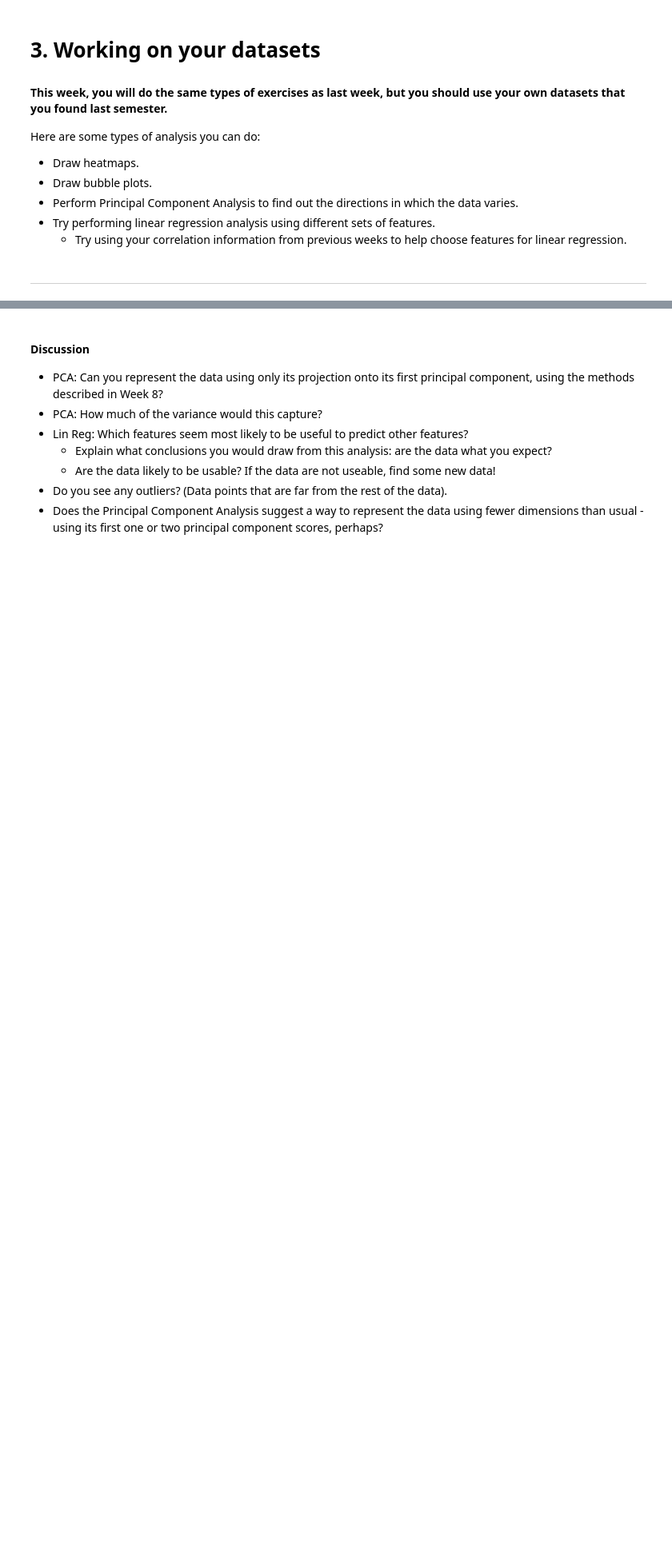
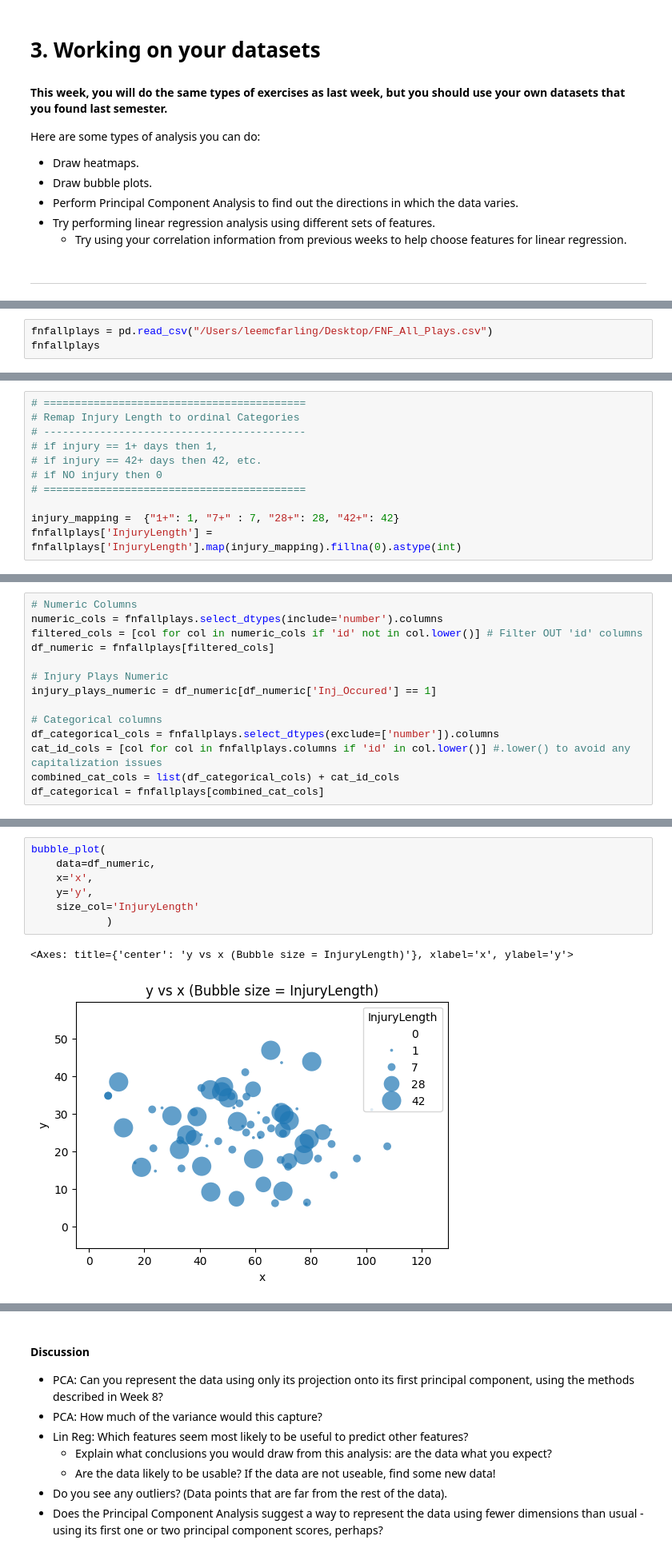
Before and after one commit to LeeMcFarling/AFL_Project, a Jupyter notebook: AFL_Final_Project/Week9.ipynb, the cells around one changed output, grey strips where cells are left out. Shown at 80% size. Drawn from its saved outputs; the diff is of its cells as text; blank space fills up the shorter version.

Commit message:
added bubble plot function

```diff
--- a/AFL_Final_Project/Week9.ipynb
+++ b/AFL_Final_Project/Week9.ipynb
@@ -180,0 +185,3 @@ ____
+# %%
+fnfallplays = pd.read_csv("/Users/leemcfarling/Desktop/FNF_All_Plays.csv")
+fnfallplays
@@ -180,0 +204,11 @@ ____
+# %%
+# ==========================================
+# Remap Injury Length to ordinal Categories
+# ------------------------------------------
+# if injury == 1+ days then 1,
+# if injury == 42+ days then 42, etc.
+# if NO injury then 0
+# ==========================================
+
+injury_mapping =  {"1+": 1, "7+" : 7, "28+": 28, "42+": 42}
+fnfallplays['InjuryLength'] = fnfallplays['InjuryLength'].map(injury_mapping).fillna(0).astype(int)
@@ -180,0 +235,14 @@ ____
+# %%
+# Numeric Columns
+numeric_cols = fnfallplays.select_dtypes(include='number').columns
+filtered_cols = [col for col in numeric_cols if 'id' not in col.lower()] # Filter OUT 'id' columns
+df_numeric = fnfallplays[filtered_cols]
+
+# Injury Plays Numeric
+injury_plays_numeric = df_numeric[df_numeric['Inj_Occured'] == 1]
+
+# Categorical columns
+df_categorical_cols = fnfallplays.select_dtypes(exclude=['number']).columns
+cat_id_cols = [col for col in fnfallplays.columns if 'id' in col.lower()] #.lower() to avoid any capitalization issues
+combined_cat_cols = list(df_categorical_cols) + cat_id_cols
+df_categorical = fnfallplays[combined_cat_cols]
@@ -180,0 +296,10 @@ ____
+# %%
+bubble_plot(
+    data=df_numeric,
+    x='x',
+    y='y',
+    size_col='InjuryLength'
+            )
+# %% [output]
+<Axes: title={'center': 'y vs x (Bubble size = InjuryLength)'}, xlabel='x', ylabel='y'>
+[figure, added]
```
Also changed, not shown: parts of 13 cells of this notebook.
